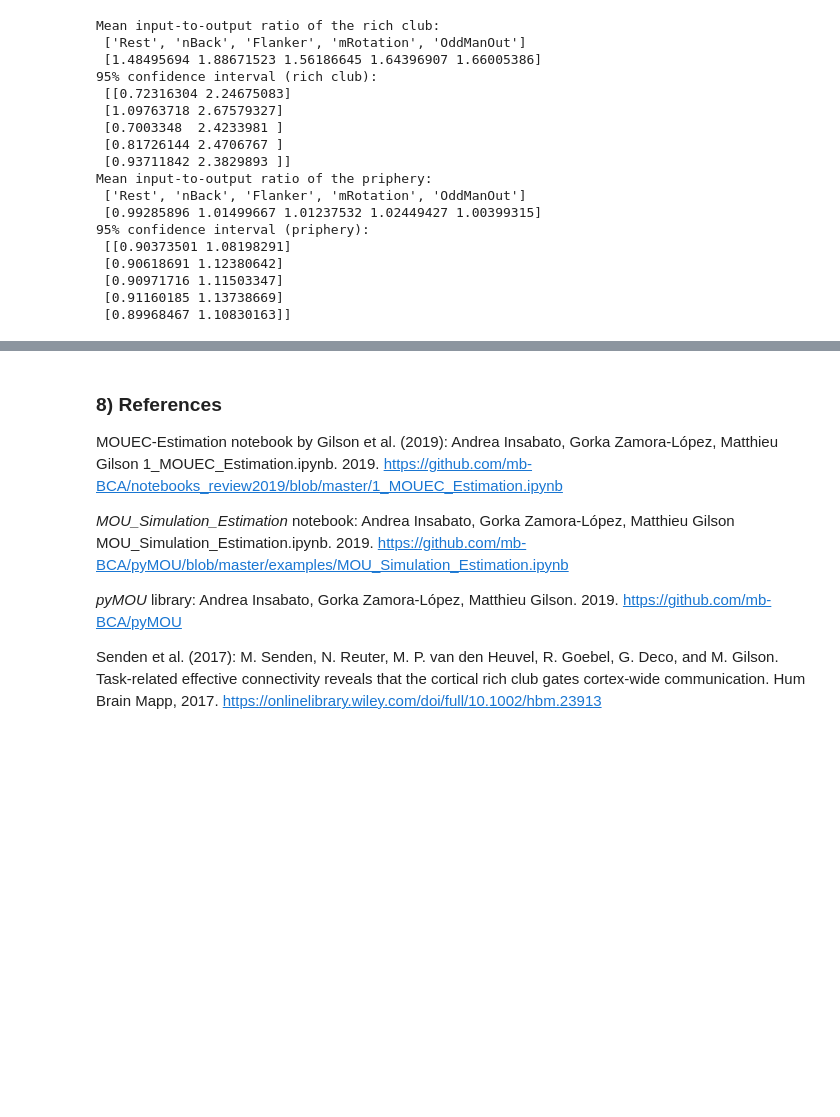
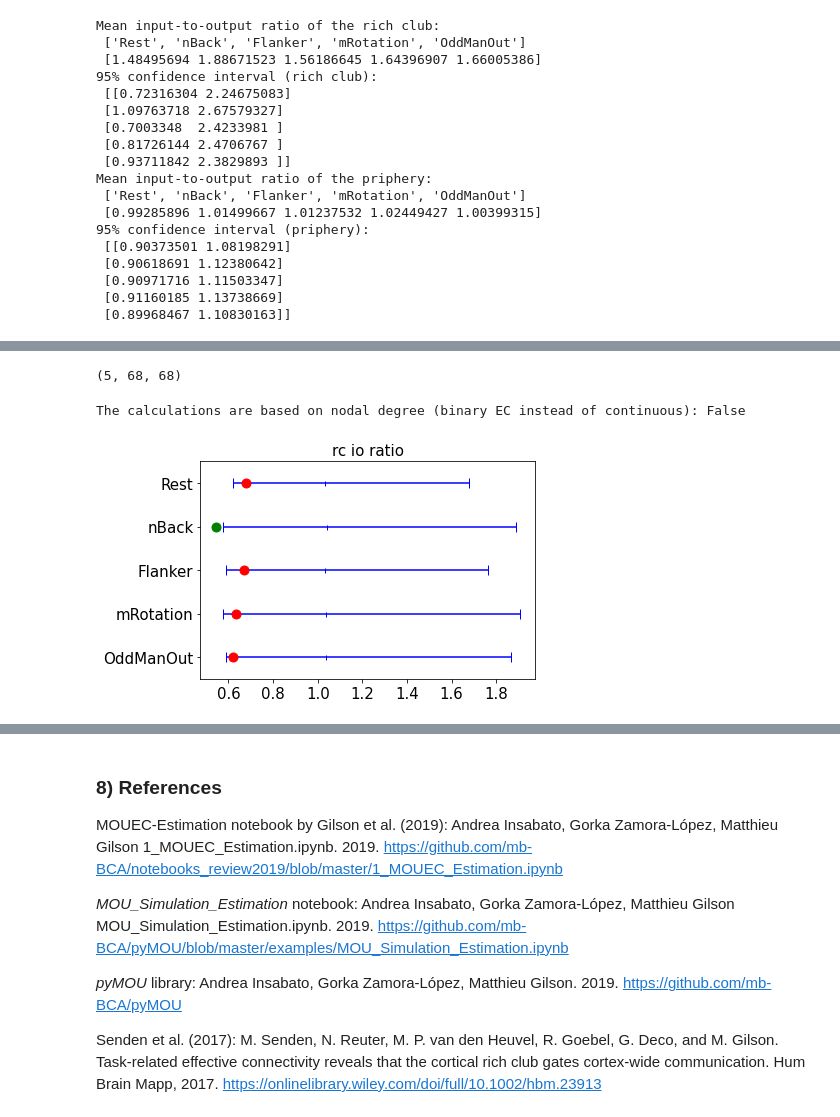
Before and after one commit to bjoernkoehn21/Reproduce-results-from-Senden-paper, a Jupyter notebook: replicate_results_from_Senden_et_al_paper_commented_version.ipynb, the cells around one changed output, grey strips where cells are left out. Saved outputs shown, nothing was run; the diff lists cells and outputs as text; code cells hidden in the pictures; blank space fills up the shorter version.

```diff
--- a/replicate_results_from_Senden_et_al_paper_commented_version.ipynb
+++ b/replicate_results_from_Senden_et_al_paper_commented_version.ipynb
@@ -32,6 +32,11 @@ _SUBJECT_AXIS = 0
 if not os.path.exists(_RES_DIR):
     print('created directory:', _RES_DIR)
     os.makedirs(_RES_DIR)
+
+## Introduce flags.
+input_is_rowsum_flag = False # If == False, input = columnsum
+save_EC_flag = False # If == True, EC is calculated and saved (takes ca. 30 min.)
+io_based_on_nodal_degree_flag = False
 # %% [markdown]
 ## 2) Data set
 <a id='data_set'></a>
@@ -49,6 +54,7 @@ As the data format of the preprocessed data is different to the one in the afore
 fMRI_data_and_labels = scipy.io.loadmat('BOLD_data_and_SC_matrix/DATA_TASK_3DMOV_HP_CSF_WD.mat')
 regionalized_preprocessed_fMRI_data = fMRI_data_and_labels['TASKEC'][0][0]
 roi_labels = fMRI_data_and_labels['ROIlbls'][0]
+run_labels = regionalized_preprocessed_fMRI_data.dtype.names
 rest_run_data = regionalized_preprocessed_fMRI_data['Rest']
 # Display the ROI labels
 print('R'+'\u0332'+'egions O'+'\u0332'+'f I'+'\u0332'+'nterest (ROIs): \n')
@@ -671,0 +761,5 @@ Mean input-to-output ratio of the priphery:
+# %%
+rc_ratio_of_total_io
+C_mod.mean(axis=0).shape
+# %% [output]
+(5, 68, 68)
@@ -672,3 +811,33 @@ Mean input-to-output ratio of the priphery:
+# %%
+## Reproduce FIGURE 3c)
+# Plot CI with marks for the mean and the endpoints
+rankordered_samples = np.sort(samples)
+rankordered_samples = rankordered_samples[:, 25:9975] # 95 percentile
+xerr = rankordered_samples[:,[0,-1]].T
+y = np.linspace(n_runs, 1, n_runs)
+fontsize = 15
+fig = plt.figure()
+plt.hlines(y, xmin=xerr[0, :], xmax=xerr[1, :], color='b')
+plt.plot(xerr.T, y, '|', color='b', markersize=10)
+plt.plot(rankordered_samples.mean(axis=1), y, '|', color='b', markersize=5)
+plt.yticks(y, run_labels, fontsize=fontsize)
+plt.xticks(fontsize=fontsize)
+plt.ylim([0.5, 5.5])
+# Plot RC io ratio (red = not significant, green = significant)
+for i_run in range(n_runs):
+    i_io_ratio = rc_ratio_of_total_io[i_run]
+    format_string = '.r'
+    if i_io_ratio > xerr.T[i_run,1] or i_io_ratio < xerr.T[i_run,0]:
+        format_string = '.g'
+    plt.plot(i_io_ratio, y[i_run], format_string, markersize=18)
+plt.title('rc io ratio', fontsize=fontsize)
+print('The calculations are based on nodal degree (binary EC instead of'
+      ' continuous):', io_based_on_nodal_degree_flag)
+plt.show()
+#fig.savefig('rc_significant_choice_nodal_degree_FC_avg.png', bbox_inches='tight')
+# %% [output]
+The calculations are based on nodal degree (binary EC instead of continuous): False
+[figure, added]
 # %% [markdown]
 ### 7.1) Kommentare bzgl. des Input-Output-Verhältnisses
 <a id='comments_on_io_ratio'></a>
```
Also changed, not shown: parts of 10 cells of this notebook, 20 other files.
